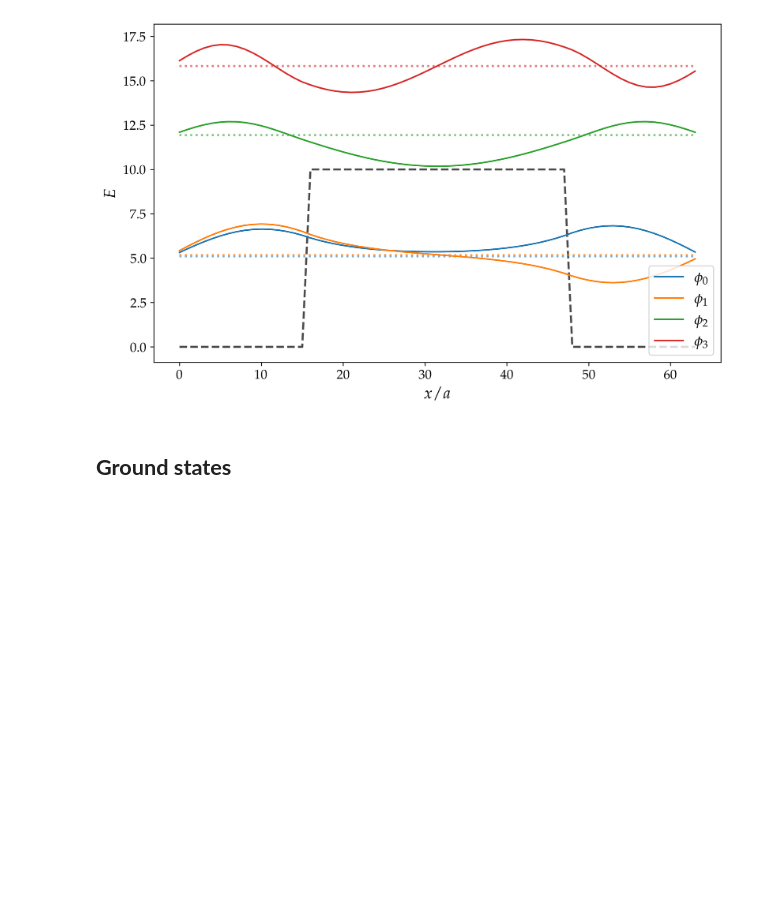
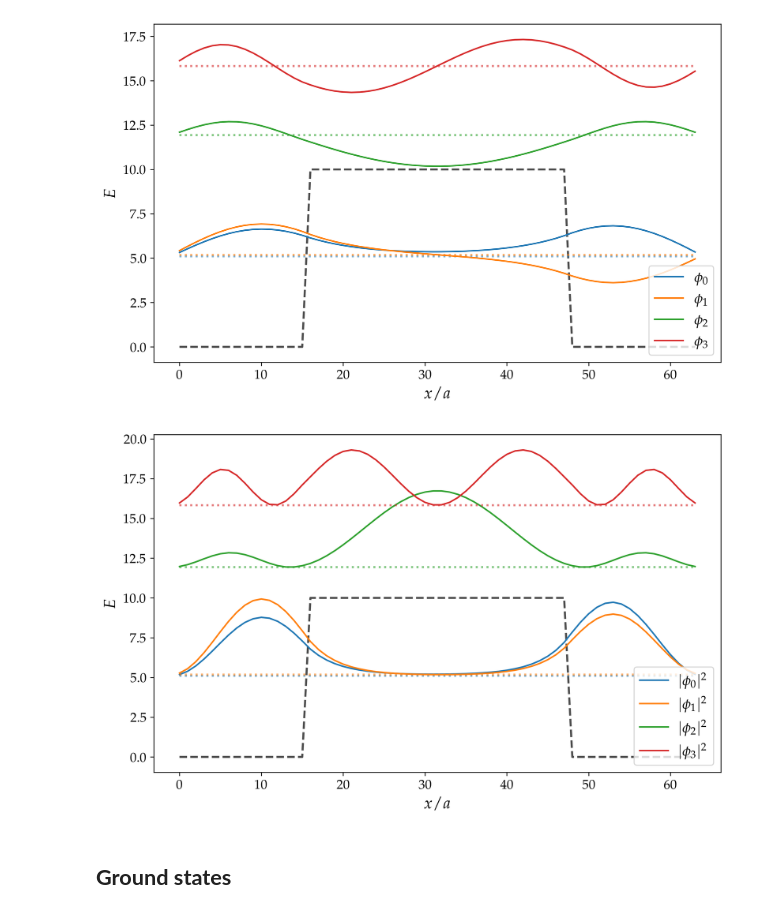
Before and after one commit to mvolpato-unimib/Lab_comp, a Jupyter notebook: ex18/schr_indep.ipynb, the cells around one changed output. Cells and saved outputs as stored; diff of their text form; code cells hidden in the pictures; blank space fills up the shorter version.

```diff
--- a/ex18/schr_indep.ipynb
+++ b/ex18/schr_indep.ipynb
@@ -113,6 +113,32 @@ plt.show()
 # %% [output]
 Eigenvalues = [ 5.10305752  5.17699448 11.93181269 15.83058909]
 [figure]
+# %%
+
+xcoo = np.arange(0, N_points)
+eig_vect = eig_vect**2
+
+plt.figure(figsize=(10, 6))
+plt.plot(xcoo, StaticV(xcoo), color='black', ls='--', alpha=0.7,
+         lw=2)
+for i, eig in enumerate(eig_val):
+    plt.hlines(eig, min(xcoo), max(xcoo), color=cols[i], ls=':', alpha=0.6, lw=2)
+    plt.plot(xcoo, 100*eig_vect[i] + eig, color=cols[i], zorder=2,
+             label=rf'$|\phi_{i}|^2$')
+    # symmetry
+    # plt.plot(np.flip(xcoo), mL*eig_vect[i] + eig, color=cols[i], ls='--', zorder=2)
+
+# plt.vlines(xcoo[-1]/2, 0, np.max(eig_vect)*mL+eig_val[-1],
+#            color='black', ls=':', zorder=0, alpha=0.8)
+
+plt.xlabel(r'$x/a$')
+plt.ylabel(r'$E$')
+plt.legend(loc='lower right')
+
+plt.savefig('plots/finite_wall_mod2.png')
+plt.show()
+# %% [output]
+[figure, added]
 # %% [markdown]
 ## **Ground states**
 # %%
```
Also changed, not shown: 2 other files.
